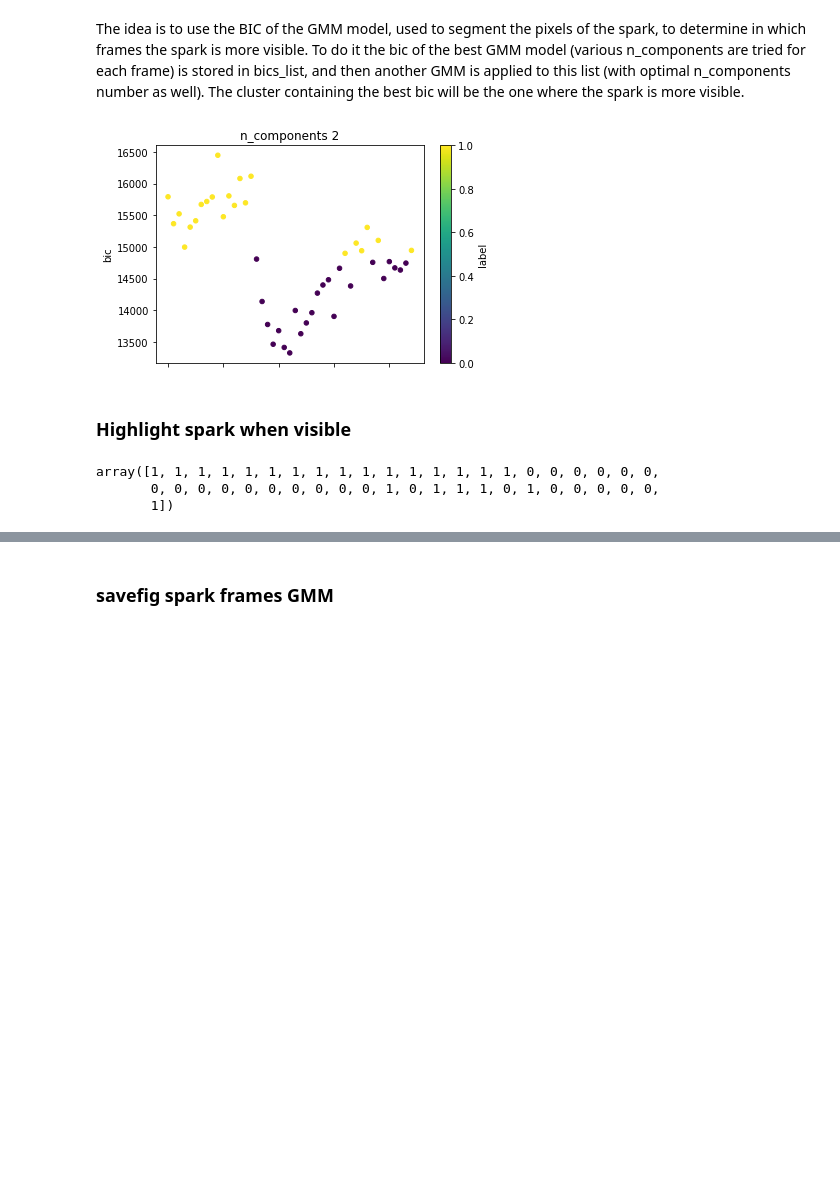
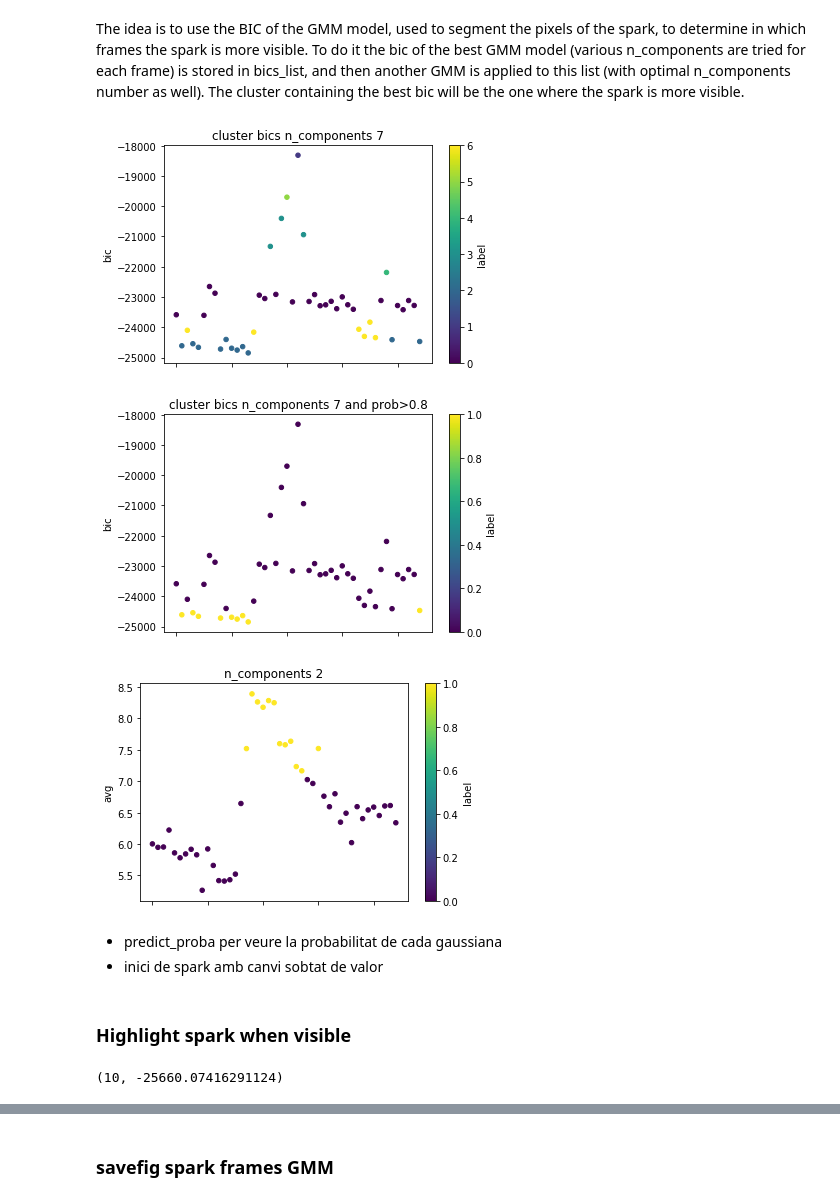
Before and after one commit to raulbenitez/DEEPCARDIO, a Jupyter notebook: sparks/exploreImageAndPlotSpark.ipynb, the cells around one changed output, grey strips where cells are left out. Saved outputs shown, nothing was run; the diff lists cells and outputs as text; code cells hidden in the pictures; blank space fills up the shorter version.

Commit message:
locate the spark

```diff
--- a/sparks/exploreImageAndPlotSpark.ipynb
+++ b/sparks/exploreImageAndPlotSpark.ipynb
@@ -370,38 +417,70 @@ The idea is to use the BIC of the GMM model, used to segment the pixels of the s
 # %%
 sparkS = sparksDF.loc[26, :]
 bics_list = []
+value_mean_list = []
+gmmCounts = []
+
 for idx in range(sparkS['tIni'], sparkS['tFin']):
     im = cv2.imread(get_image_path(idx))
     im_ = im.copy()
 
-    gmmCounts = []
-
     mask = get_mask(im.shape[0], im.shape[1], sparkS['x'], sparkS['y'], 20)
-    nComp, bic = get_optimal_ncomponents_and_bic_gmm(im[mask].reshape(-1,1), nmin=2)
+    nComp, bic = get_optimal_ncomponents_and_bic_gmm_(im[mask].reshape(-1,1), nmin=2)
+    gmmCounts.append(nComp)
 
     bics_list.append(round(bic,2))
+    value_mean_list.append(im[mask].reshape(-1,1).mean())
 
 bics = np.array(bics_list).reshape(-1, 1)
 # k = KMeans(n_clusters=2).fit(bics)
-nComp, bic = get_optimal_ncomponents_and_bic_gmm(bics, nmin=2)
+nComp, bic = get_optimal_ncomponents_and_bic_gmm_(bics, nmin=2)
 
 gmm = mixture.GaussianMixture(n_components=nComp).fit(bics)
 visibilityLabels = gmm.predict(bics)
 visLabel = visibilityLabels[np.argmin(bics)]
 df = pd.DataFrame([bics_list, visibilityLabels], index=['bic', 'label']).T.reset_index()
 df.plot.scatter(x='index', y='bic', c='label', cmap='viridis')
+plt.title(f"cluster bics n_components {nComp}")
+plt.show()
+
+predictProbaDF = pd.DataFrame(gmm.predict_proba(bics))
+sparkMixtureCol = predictProbaDF.loc[np.argmin(bics), :].argmax()
+visibilityLabels = (predictProbaDF.loc[:, sparkMixtureCol] > .8).astype(int)
+visLabel = 1
+df = pd.DataFrame([bics_list, visibilityLabels], index=['bic', 'label']).T.reset_index()
+df.plot.scatter(x='index', y='bic', c='label', cmap='viridis')
+plt.title(f"cluster bics n_components {nComp} and prob>0.8")
+plt.show()
+
+kk = np.array(value_mean_list).reshape(-1,1)
+nComp, bic = get_optimal_ncomponents_and_bic_gmm_(kk, nmin=2)
+gmm = mixture.GaussianMixture(n_components=nComp).fit(kk)
+avgLabels = gmm.predict(kk)
+df = pd.DataFrame([value_mean_list, avgLabels], index=['avg', 'label']).T.reset_index()
+df.plot.scatter(x='index', y='avg', c='label', cmap='viridis')
 plt.title(f"n_components {nComp}")
 plt.show()
 # %% [output]
-[figure, old version]
+[figure, new version]
+[figure, added]
+[figure, added]
+# %% [markdown]
+- predict_proba per veure la probabilitat de cada gaussiana
+- inici de spark amb canvi sobtat de valor
 # %% [markdown]
 ### Highlight spark when visible
-# %%
-visibilityLabels
-# %% [output]
-array([1, 1, 1, 1, 1, 1, 1, 1, 1, 1, 1, 1, 1, 1, 1, 1, 0, 0, 0, 0, 0, 0,
-       0, 0, 0, 0, 0, 0, 0, 0, 0, 0, 1, 0, 1, 1, 1, 0, 1, 0, 0, 0, 0, 0,
-       1])
+# %%
+def get_optimal_ncomponents_and_bic_gmm_(data, nmin=1, nmax=10):
+    #calcula el BIC per trobar el número de gaussianes òptim
+    bic = []
+    for kG in np.arange(nmin,nmax+1):
+        gmm = mixture.GaussianMixture(n_components=kG).fit(data)
+        bic.append(gmm.bic(data)) #cada cop va afegint el bic amb kG+1, així ho tens tot en un vector i pots calcualr el mínim
+    return np.argmin(bic)+nmin, min(bic)
+
+get_optimal_ncomponents_and_bic_gmm_(im[mask].reshape(-1, 3))
+# %% [output]
+(10, -25660.07416291124)
 # %%
 sparkVisibilityMask = visibilityLabels == visLabel
 _, sparkS = next(sparksDF.loc[(sparksDF.loc[:, 'tIni']<=2003)&(sparksDF.loc[:, 'tFin']>=2003), :].iterrows())
```
Also changed, not shown: parts of 11 cells of this notebook, 1 other file.
